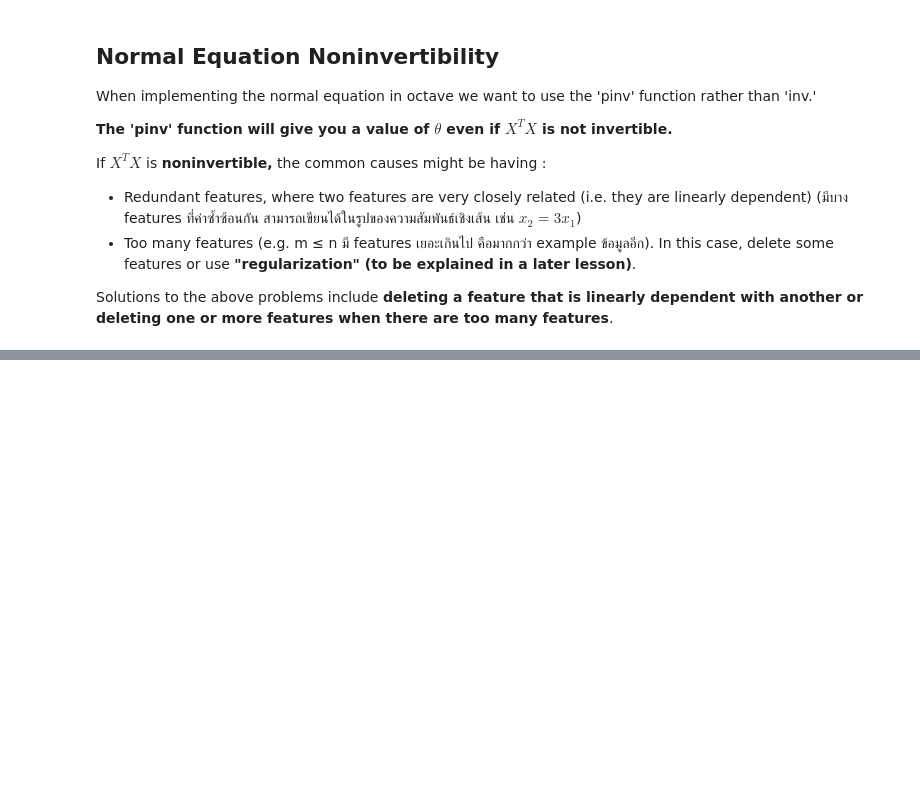
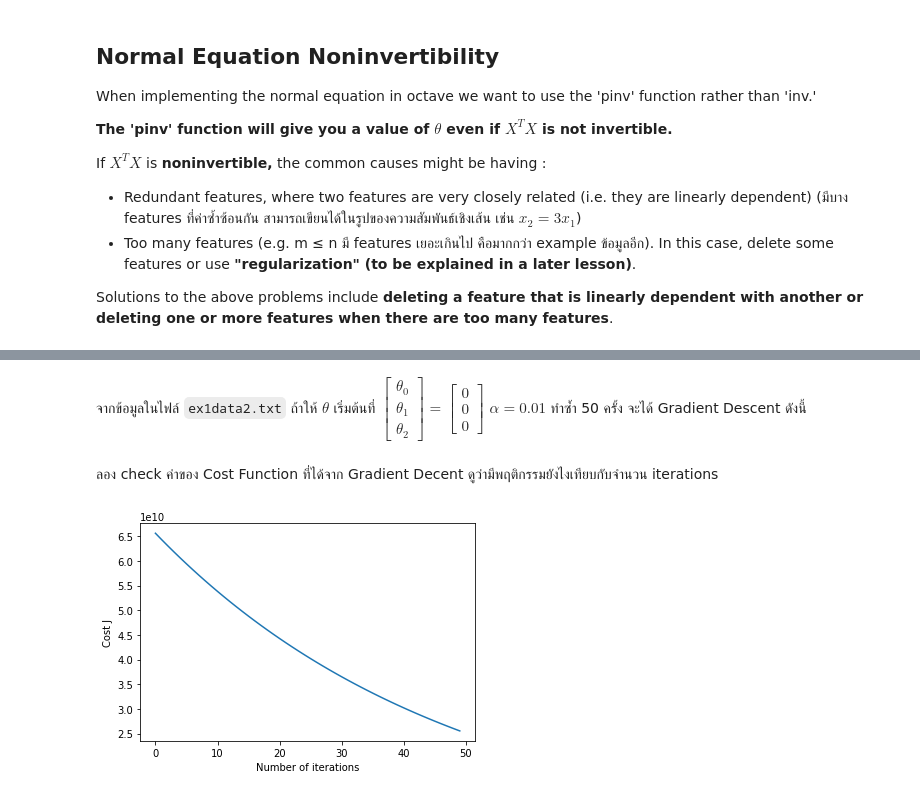
Before and after one commit to Kanbc/machine-learning, a Jupyter notebook: 4 Linear Regression with Multiple Variables.ipynb, the cells around one changed output, grey strips where cells are left out. Saved outputs shown, nothing was run; the diff lists cells and outputs as text; code cells hidden in the pictures; blank space fills up the shorter version.

Commit message:
begin lesson 3

```diff
--- a/4 Linear Regression with Multiple Variables.ipynb
+++ b/4 Linear Regression with Multiple Variables.ipynb
@@ -159,0 +224,3 @@ Solutions to the above problems include **deleting a feature that is linearly de
+# %%
+x1 = featureNormalize(x1)[0]
+x2 = featureNormalize(x2)[0]
@@ -159,0 +241,4 @@ Solutions to the above problems include **deleting a feature that is linearly de
+# %%
+ones = np.ones(len(x1))
+x1one = np.vstack((ones,x1))
+X = np.vstack((x1one,x2)).transpose() # --> X variable
@@ -159,0 +296,41 @@ Solutions to the above problems include **deleting a feature that is linearly de
+# %%
+import numpy as np
+
+def gradientDescent(X, y, theta, alpha, num_iters):
+    # GRADIENTDESCENT Performs gradient descent to learn theta
+    #   theta = GRADIENTDESCENT(X, y, theta, alpha, num_iters) updates theta by
+    #   taking num_iters gradient steps with learning rate alpha
+
+    # Initialize some useful values
+    m = len(y) # number of training examples
+    J_history = np.zeros(num_iters)
+    n = len(theta)
+
+    for i in range(num_iters):
+        yhat = X.dot(theta)
+        deltaY = yhat-y
+        new_theta = np.zeros(n)
+
+        for j in range(n):
+            new_theta[j] = theta[j] - (alpha/m)*sum(deltaY*X[:,j])
+
+        J_history[i] = computeCost(X, y, theta)
+        theta = new_theta
+
+    return [theta, J_history]
+# %% [markdown]
+จากข้อมูลในไฟล์ `ex1data2.txt` ถ้าให้ $\theta$ เริ่มต้นที่ $\begin{bmatrix} \theta_0 \\ \theta_1 \\ \theta_2 \end{bmatrix} = \begin{bmatrix} 0 \\ 0 \\ 0 \end{bmatrix}$ $\alpha = 0.01$ ทำซ้ำ 50 ครั้ง จะได้ Gradient Descent ดังนี้
+# %%
+theta_with_J = gradientDescent(X,y,[0,0,0],0.01,50)
+# %% [markdown]
+ลอง check ค่าของ Cost Function ที่ได้จาก Gradient Decent ดูว่ามีพฤติกรรมยังไงเทียบกับจำนวน iterations
+# %%
+import matplotlib.pyplot as plt
+
+Jtheta = theta_with_J[1]
+plt.plot(Jtheta)
+plt.xlabel('Number of iterations')
+plt.ylabel('Cost J')
+plt.show()
+# %% [output]
+[figure, added]
```
Also changed, not shown: parts of 22 cells of this notebook, 26 other files.
